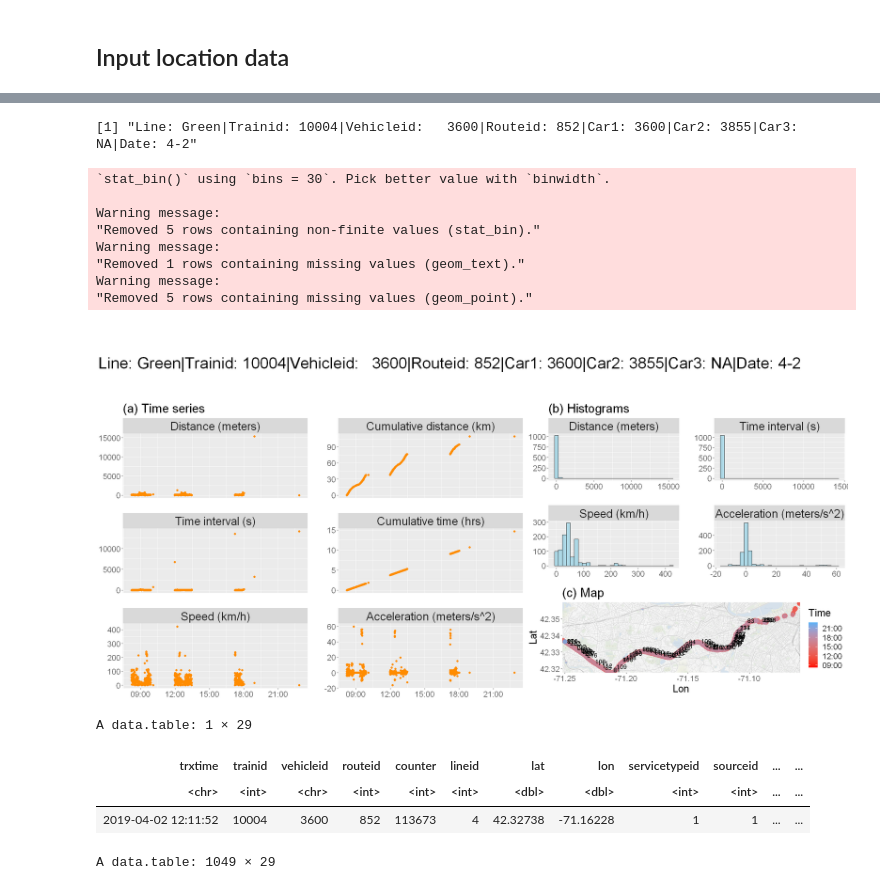
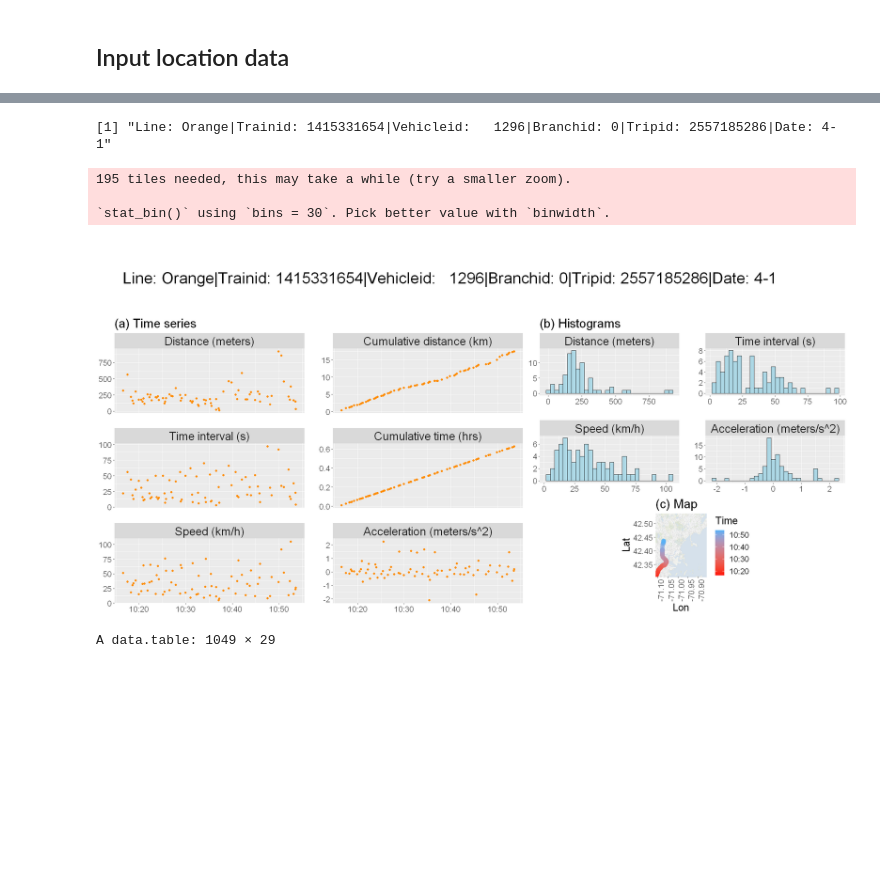
Before and after one commit to narslab/treem, a Jupyter notebook: bin/jupyter/vehicle-trajectory-computation-investigations.ipynb, the cells around one changed output, grey strips where cells are left out. Saved outputs shown, nothing was run; the diff lists cells and outputs as text; code cells hidden in the pictures; blank space fills up the shorter version.

Commit message:
add heavy rail computation r script

```diff
--- a/bin/jupyter/vehicle-trajectory-computation-investigations.ipynb
+++ b/bin/jupyter/vehicle-trajectory-computation-investigations.ipynb
@@ -69,31 +68,35 @@ df_heavyrail = get_heavy_rail_trajectories(YEARLIST,MONTHlIST)
 # %%
 # Subset table by a given day
 get_day_trajectories = function(df, dayid){
-    day_df = df[day == dayid, .SD, keyby = .(trainid, vehicleid, routeid) ]
+    day_df = df[day == dayid, .SD, keyby = .(lineid, trainid) ]
     print(paste("Number of observations", nrow(day_df), "on day", dayid ))
     return(day_df)
 }
+
 # Create trajectory index table
 get_unique_trajectory_indices = function(day_df) {
-    trajectory_index_df = unique(day_df[, .(trainid, vehicleid, routeid, car1, car2, car3)])
+    trajectory_index_df = unique(day_df[, .(trainid, vehicleid, lineid, heavyrailbranchid, tripid)])
     print(paste("Number of unique trajectories extracted: ", dim(trajectory_index_df)[1]))
     return(trajectory_index_df)
 }
+
 # Subset the raw table by unique index
 extract_unique_trajectory = function(day_df, traj_index_df, index){
-    day_df[["car2"]][is.na(day_df[["car2"]])] <- 9999999
-    day_df[["car3"]][is.na(day_df[["car3"]])] <- 9999999
-    traj_index_df[["car2"]][is.na(traj_index_df[["car2"]])] <- 9999999
-    traj_index_df[["car3"]][is.na(traj_index_df[["car3"]])] <- 9999999
+    day_df[["heavyrailbranchid"]][is.na(day_df[["heavyrailbranchid"]])] <- 9999999
+    day_df[["tripid"]][is.na(day_df[["tripid"]])] <- 9999999
+    day_df[["vehicleid"]][is.na(day_df[["vehicleid"]])] <- 9999999
+    traj_index_df[["heavyrailbranchid"]][is.na(traj_index_df[["heavyrailbranchid"]])] <- 9999999
+    traj_index_df[["tripid"]][is.na(traj_index_df[["tripid"]])] <- 9999999
+    traj_index_df[["vehicleid"]][is.na(traj_index_df[["vehicleid"]])] <- 9999999
     trajectory = day_df[trainid == traj_index_df[index, 1][[1]] &
                         vehicleid == traj_index_df[index, 2][[1]] &
-                        routeid == traj_index_df[index, 3][[1]] &
-                        car1 == traj_index_df[index, 4][[1]] &
-                        car2 == traj_index_df[index, 5][[1]] &
-                        car3 == traj_index_df[index, 6][[1]],][order(trxtime)]
+                        lineid == traj_index_df[index, 3][[1]] &
+                        heavyrailbranchid == traj_index_df[index, 4][[1]] &
+                        tripid == traj_index_df[index, 5][[1]],][order(trxtime)]
     clean_trajectory = trajectory[, .SD[1], by = trxtime] # takes first observation of multiple with same time
-    clean_trajectory[["car2"]][clean_trajectory[["car2"]] == 9999999] = NA
-    clean_trajectory[["car3"]][clean_trajectory[["car3"]] == 9999999] = NA
+    clean_trajectory[["heavyrailbranchid"]][clean_trajectory[["heavyrailbranchid"]] == 9999999] = NA
+    clean_trajectory[["tripid"]][clean_trajectory[["tripid"]] == 9999999] = NA
+    clean_trajectory[["vehicleid"]][clean_trajectory[["vehicleid"]] == 9999999] = NA
     # transfer trxtime to timestamp
     options(tz = "America/New_York")
     clean_trajectory$time = as.POSIXct(clean_trajectory$trxtime,tz = getOption("tz"))
@@ -101,12 +104,13 @@ extract_unique_trajectory = function(day_df, traj_index_df, index){
 }
 # %%
 # generate the specified trajectory table
-light_subset = function(df,day,index){
+heavy_subset = function(df,day,index){
     day_df = get_day_trajectories(df, day)
     trajectory_index_df = get_unique_trajectory_indices(day_df)
     clean_trajectory_df = extract_unique_trajectory(day_df, trajectory_index_df, index)
     return(list(clean_trajectory = clean_trajectory_df , index = trajectory_index_df))
 }
 # %%
-df_test = light_subset(df_lightrail,1,3)$clean_trajectory
+df_test = heavy_subset(df_heavyrail,1,2000)$clean_trajectory
+df_test
 # %% [output]
@@ -279,14 +206,14 @@ case_5 = function(clean_trajectory){
     clean_trajectory = data.table(clean_trajectory)
     clean_trajectory = compute_time_interval(clean_trajectory)
     # Remove short time interval observations
-    clean_trajectory = clean_trajectory[interval_seconds > 5]
+    clean_trajectory = clean_trajectory[interval_seconds > 1]
     clean_trajectory = compute_time_interval(clean_trajectory)
     clean_trajectory = compute_distance(clean_trajectory)
     clean_trajectory = compute_speed_acceleration(clean_trajectory)
     clean_trajectory = compute_cumulative_time_distance(clean_trajectory)
     # Remove outlier speed observations
-    clean_trajectory = clean_trajectory[speed_kph < 120]
-    clean_trajectory = clean_trajectory[accel_mps2 > -6]
+    clean_trajectory = clean_trajectory[speed_kph < 170]
+    clean_trajectory = clean_trajectory[accel_mps2 > -6 & accel_mps2 < 6 ]
 #     # redo the calculation
 #     clean_trajectory = compute_time_interval(clean_trajectory)
 #     clean_trajectory = compute_distance(clean_trajectory)
@@ -295,26 +222,14 @@ case_5 = function(clean_trajectory){
     trajectory_plot(clean_trajectory)
     return(clean_trajectory)
 }
-# %%
-df_test_2_case1 = case_1(df_test_2)
-# %% [output]
-[1] "Line: Green|Trainid: 10004|Vehicleid:   3600|Routeid: 852|Car1: 3600|Car2: 3855|Car3: NA|Date: 4-2"
-`stat_bin()` using `bins = 30`. Pick better value with `binwidth`.
-
-Warning message:
-"Removed 5 rows containing non-finite values (stat_bin)."
-Warning message:
-"Removed 1 rows containing missing values (geom_text)."
-Warning message:
-"Removed 5 rows containing missing values (geom_point)."
-[figure, removed]
-# %%
-df_test_2_case1[trxtime == '2019-04-02 12:11:52']
-# %% [output]
-A data.table: 1 × 29
-| trxtime | trainid | vehicleid | routeid | counter | lineid | lat | lon | servicetypeid | sourceid | ... | ... |
-| <chr> | <int> | <chr> | <int> | <int> | <int> | <dbl> | <dbl> | <int> | <int> | ... | ... |
-| 2019-04-02 12:11:52 | 10004 | 3600 | 852 | 113673 | 4 | 42.32738 | -71.16228 | 1 | 1 | ... | ... |
+# %%
+df_test_case1 = case_5(df_test)
+# %% [output]
+[1] "Line: Orange|Trainid: 1415331654|Vehicleid:   1296|Branchid: 0|Tripid: 2557185286|Date: 4-1"
+195 tiles needed, this may take a while (try a smaller zoom).
+
+`stat_bin()` using `bins = 30`. Pick better value with `binwidth`.
+[figure, added]
 # %%
 # case 1 table
 df_test_2_case1
```
Also changed, not shown: parts of 41 cells of this notebook, 3 other files.
